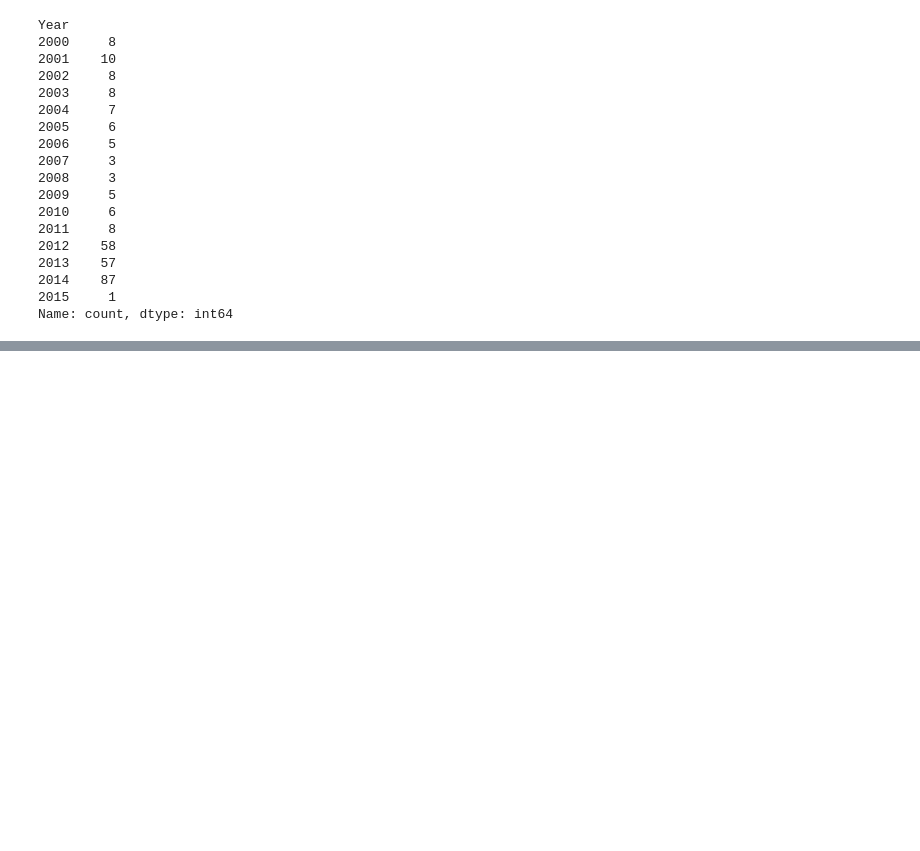
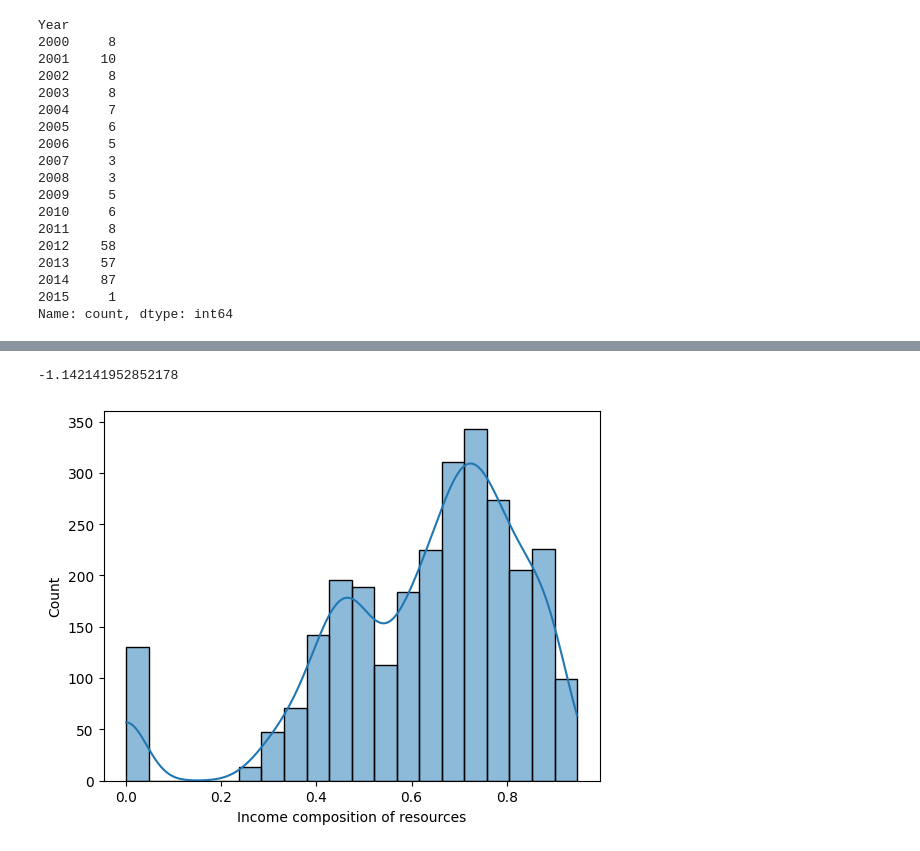
Before and after one commit to paulrichardjacob/Linear_Regression_, a Jupyter notebook: notebooks/1_eds.ipynb, the cells around one changed output, grey strips where cells are left out. Drawn from its saved outputs; the diff is of its cells as text; code cells hidden in the pictures; blank space fills up the shorter version.

Commit message:
Income composition of resources imputation stratogy

```diff
--- a/notebooks/1_eds.ipynb
+++ b/notebooks/1_eds.ipynb
@@ -720,0 +775,7 @@ Name: count, dtype: int64
+# %%
+print(lir_df['Income composition of resources'].skew())
+sns.histplot(x = lir_df['Income composition of resources'], bins= 20, kde= True)
+plt.show()
+# %% [output]
+-1.142141952852178
+[figure, added]
```
Also changed, not shown: parts of 13 cells of this notebook.
